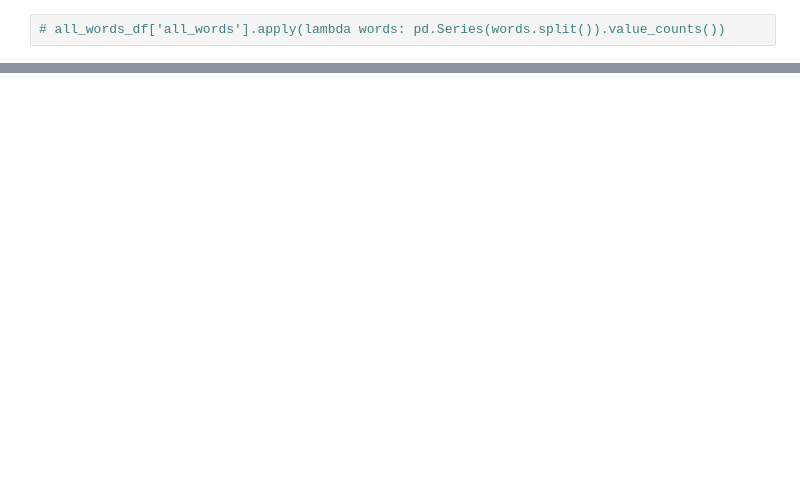
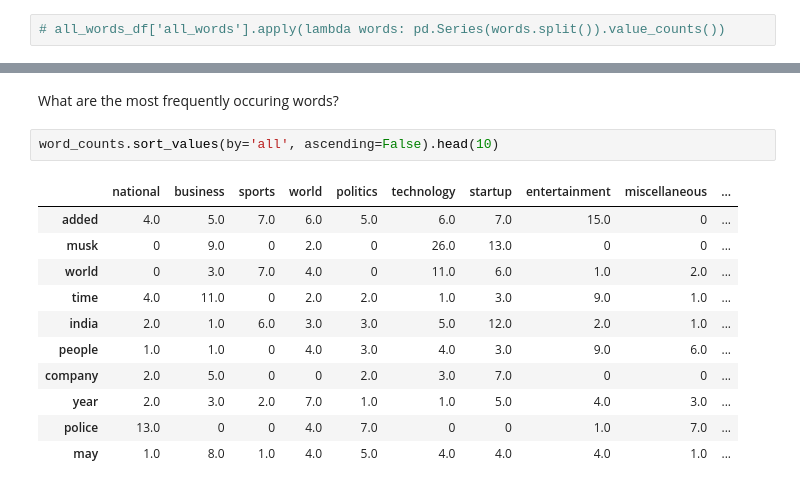
Before and after one commit to jesse-d-marder/natural-language-processing-exercises, a Jupyter notebook: explore.ipynb, the cells around one changed output, grey strips where cells are left out. Drawn from its saved outputs; the diff is of its cells as text; blank space fills up the shorter version.

```diff
--- a/explore.ipynb
+++ b/explore.ipynb
@@ -368,0 +370,16 @@ generate_word_count_df(all_words_df)
+# %% [markdown]
+What are the most frequently occuring words?
+# %%
+word_counts.sort_values(by='all', ascending=False).head(10)
+# %% [output]
+|  | national | business | sports | world | politics | technology | startup | entertainment | miscellaneous | ... |
+| added | 4.0 | 5.0 | 7.0 | 6.0 | 5.0 | 6.0 | 7.0 | 15.0 | 0 | ... |
+| musk | 0 | 9.0 | 0 | 2.0 | 0 | 26.0 | 13.0 | 0 | 0 | ... |
+| world | 0 | 3.0 | 7.0 | 4.0 | 0 | 11.0 | 6.0 | 1.0 | 2.0 | ... |
+| time | 4.0 | 11.0 | 0 | 2.0 | 2.0 | 1.0 | 3.0 | 9.0 | 1.0 | ... |
+| india | 2.0 | 1.0 | 6.0 | 3.0 | 3.0 | 5.0 | 12.0 | 2.0 | 1.0 | ... |
+| people | 1.0 | 1.0 | 0 | 4.0 | 3.0 | 4.0 | 3.0 | 9.0 | 6.0 | ... |
+| company | 2.0 | 5.0 | 0 | 0 | 2.0 | 3.0 | 7.0 | 0 | 0 | ... |
+| year | 2.0 | 3.0 | 2.0 | 7.0 | 1.0 | 1.0 | 5.0 | 4.0 | 3.0 | ... |
+| police | 13.0 | 0 | 0 | 4.0 | 7.0 | 0 | 0 | 1.0 | 7.0 | ... |
+| may | 1.0 | 8.0 | 1.0 | 4.0 | 5.0 | 4.0 | 4.0 | 4.0 | 1.0 | ... |
```
Also changed, not shown: parts of 21 cells of this notebook.
